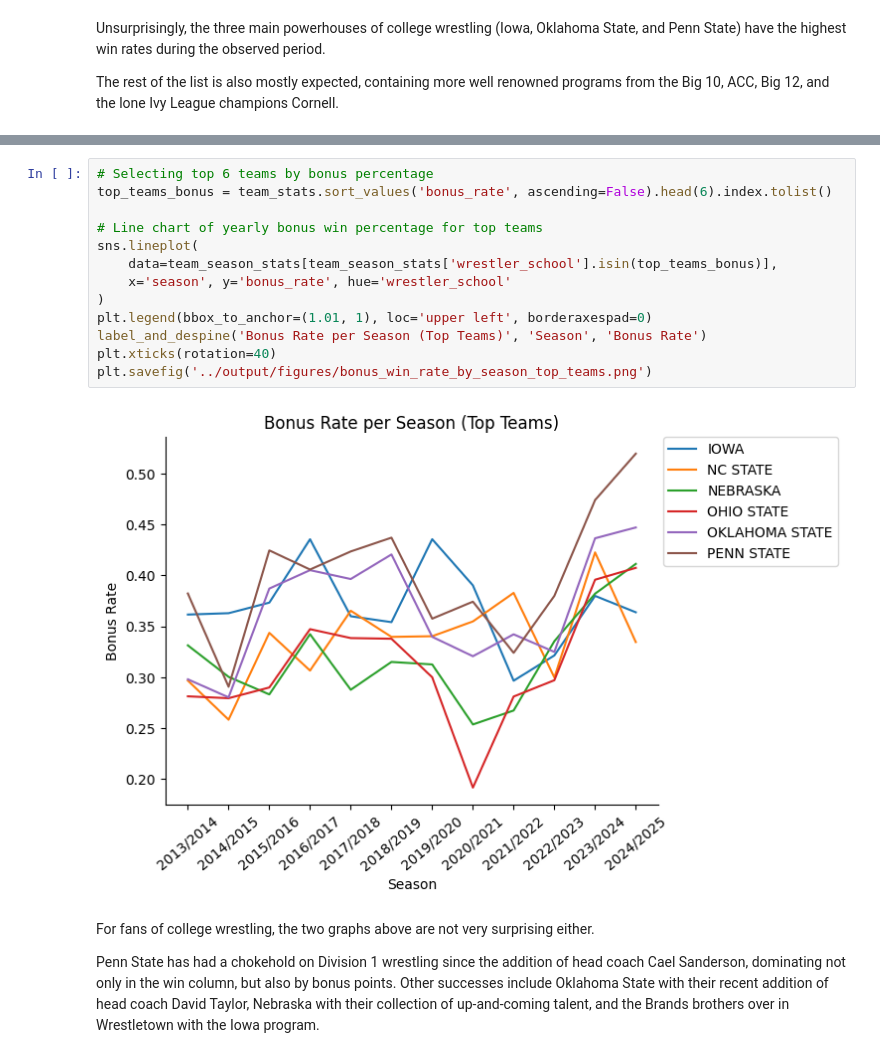
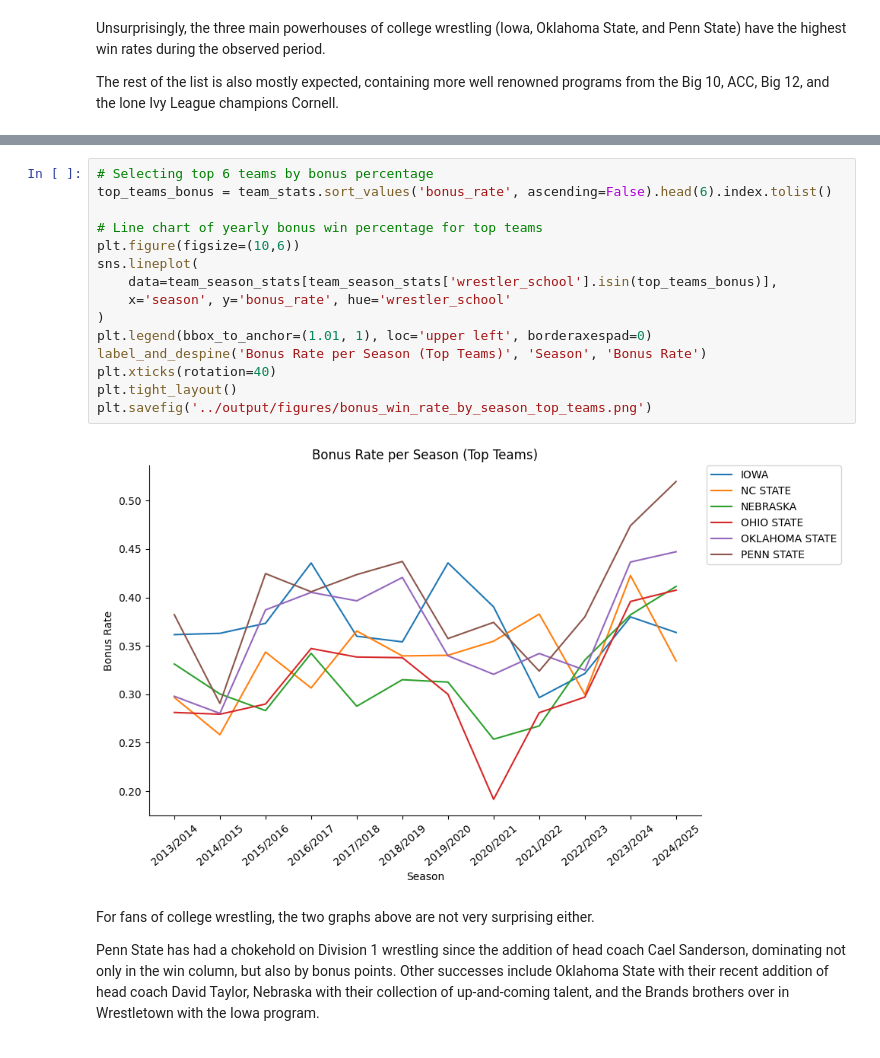
Before and after one commit to Silver0524/NCAA-Wrestling-Predictor, a Jupyter notebook: notebooks/eda.ipynb, the cells around one changed output, grey strips where cells are left out. Drawn from its saved outputs; the diff is of its cells as text.

```diff
--- a/notebooks/eda.ipynb
+++ b/notebooks/eda.ipynb
@@ -494,18 +496,20 @@ plt.savefig('../output/figures/win_rate_by_season_top_teams.png')
 # %%
 # Selecting top 6 teams by bonus percentage
 top_teams_bonus = team_stats.sort_values('bonus_rate', ascending=False).head(6).index.tolist()
 
 # Line chart of yearly bonus win percentage for top teams
+plt.figure(figsize=(10,6))
 sns.lineplot(
     data=team_season_stats[team_season_stats['wrestler_school'].isin(top_teams_bonus)],
     x='season', y='bonus_rate', hue='wrestler_school'
 )
 plt.legend(bbox_to_anchor=(1.01, 1), loc='upper left', borderaxespad=0)
 label_and_despine('Bonus Rate per Season (Top Teams)', 'Season', 'Bonus Rate')
 plt.xticks(rotation=40)
+plt.tight_layout()
 plt.savefig('../output/figures/bonus_win_rate_by_season_top_teams.png')
 # %% [output]
-[figure, old version]
+[figure, new version]
 # %% [markdown]
 For fans of college wrestling, the two graphs above are not very surprising either.
 
```
Also changed, not shown: parts of 4 cells of this notebook, 2 other files.
